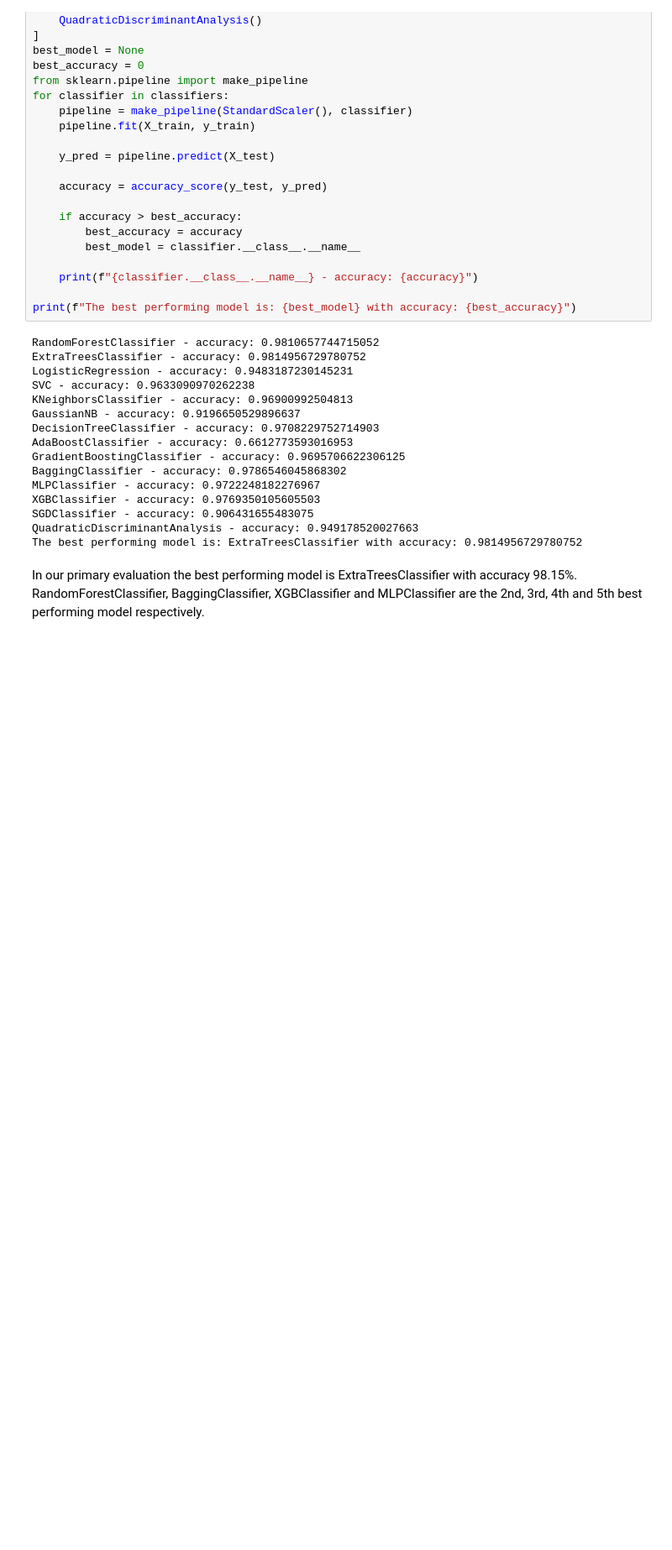
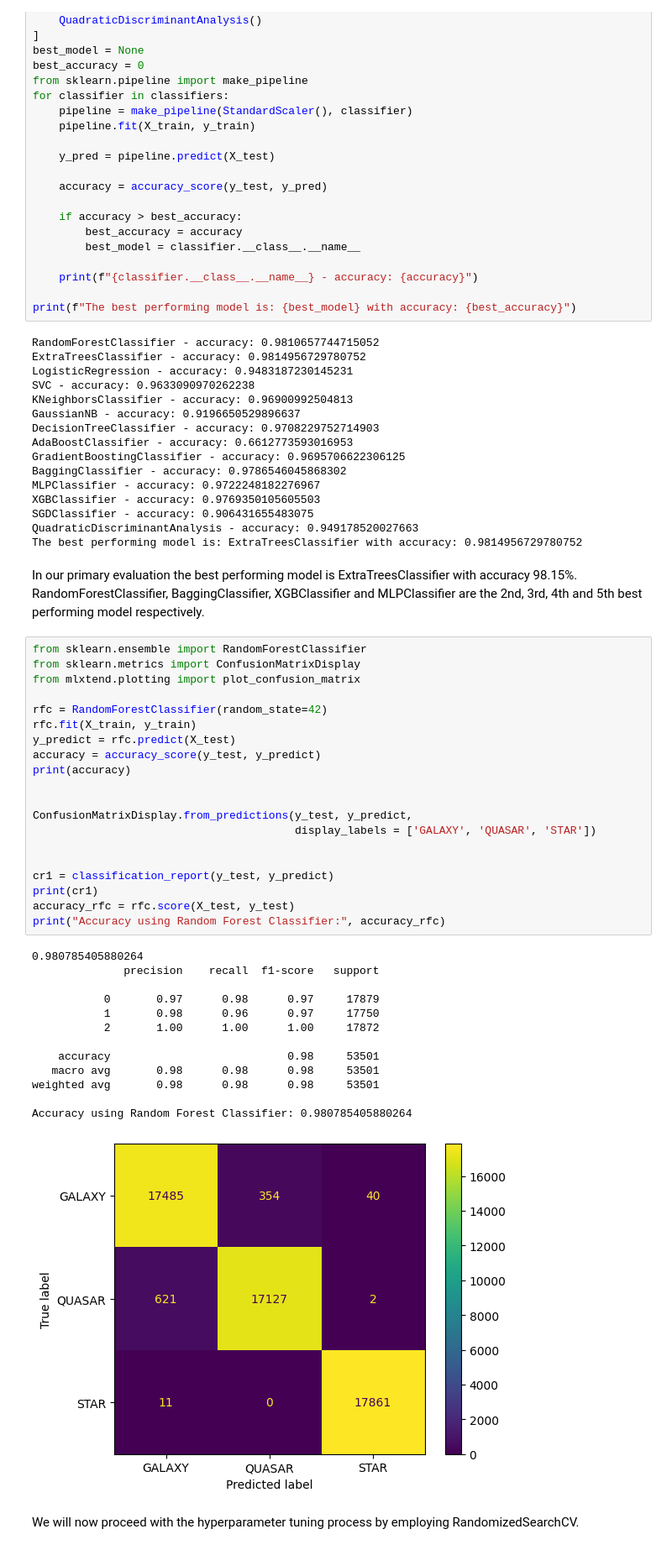
Before and after one commit to Ahmed-Estiak/stellar-classification-using-SMOTE-and-classifiers-ensemble, a Jupyter notebook: Stellar Classification (Smote, Scaled, hyperparamter tuning and ensemble).ipynb, the cells around one changed output. Shown: that part at 84% size. Drawn from its saved outputs; the diff is of its cells as text; blank space fills up the shorter version.

Commit message:
1.0 Random Forest Hyperparameter tuning

```diff
--- a/Stellar Classification (Smote, Scaled, hyperparamter tuning and ensemble).ipynb
+++ b/Stellar Classification (Smote, Scaled, hyperparamter tuning and ensemble).ipynb
@@ -381,3 +381,39 @@ QuadraticDiscriminantAnalysis - accuracy: 0.949178520027663
 The best performing model is: ExtraTreesClassifier with accuracy: 0.9814956729780752
 # %% [markdown]
 In our primary evaluation the best performing model is ExtraTreesClassifier with accuracy 98.15%. RandomForestClassifier, BaggingClassifier, XGBClassifier and MLPClassifier are the 2nd, 3rd, 4th and 5th best performing model respectively.
+# %%
+from sklearn.ensemble import RandomForestClassifier
+from sklearn.metrics import ConfusionMatrixDisplay
+from mlxtend.plotting import plot_confusion_matrix
+
+rfc = RandomForestClassifier(random_state=42)
+rfc.fit(X_train, y_train)
+y_predict = rfc.predict(X_test)
+accuracy = accuracy_score(y_test, y_predict)
+print(accuracy)
+
+
+ConfusionMatrixDisplay.from_predictions(y_test, y_predict,
+                                        display_labels = ['GALAXY', 'QUASAR', 'STAR'])
+
+
+cr1 = classification_report(y_test, y_predict)
+print(cr1)
+accuracy_rfc = rfc.score(X_test, y_test)
+print("Accuracy using Random Forest Classifier:", accuracy_rfc)
+# %% [output]
+0.980785405880264
+              precision    recall  f1-score   support
+
+           0       0.97      0.98      0.97     17879
+           1       0.98      0.96      0.97     17750
+           2       1.00      1.00      1.00     17872
+
+    accuracy                           0.98     53501
+   macro avg       0.98      0.98      0.98     53501
+weighted avg       0.98      0.98      0.98     53501
+
+Accuracy using Random Forest Classifier: 0.980785405880264
+[figure, added]
+# %% [markdown]
+We will now proceed with the hyperparameter tuning process by employing RandomizedSearchCV.
```
Also changed, not shown: parts of 9 cells of this notebook.
